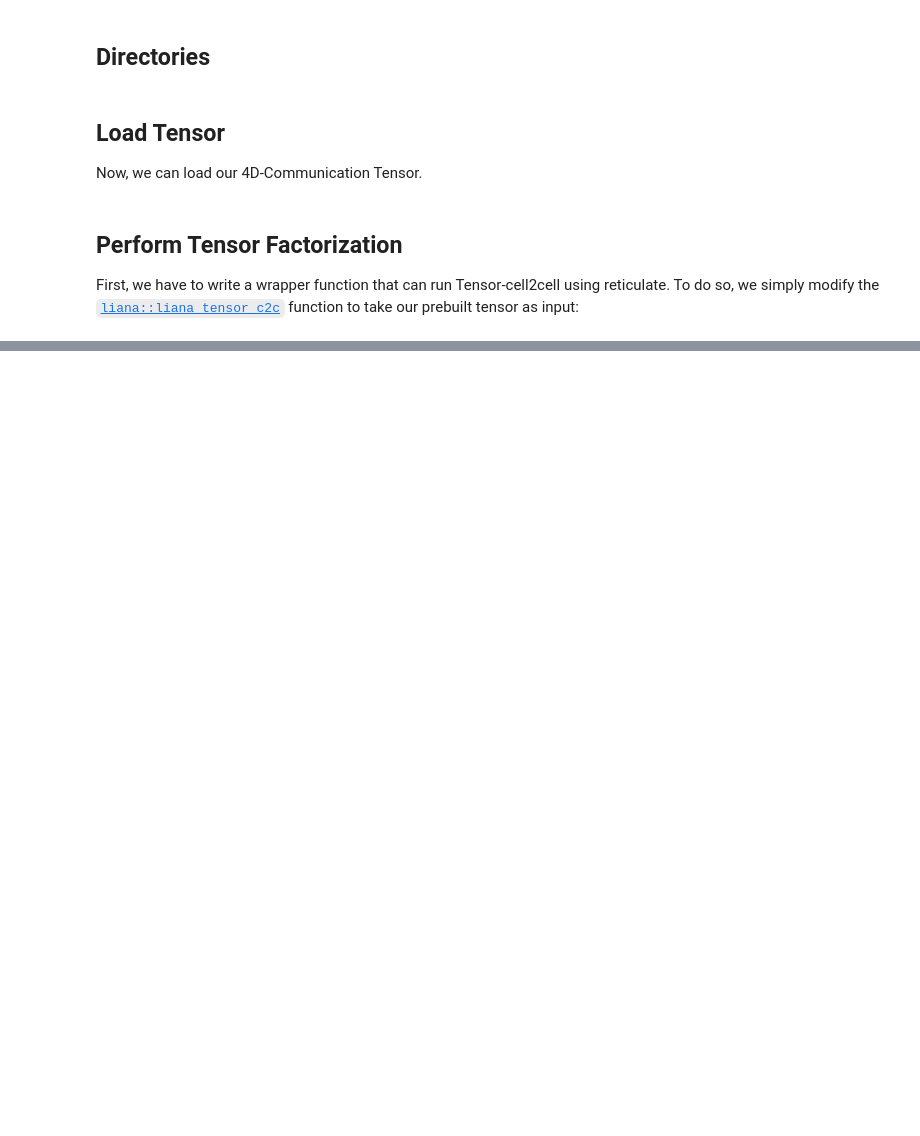
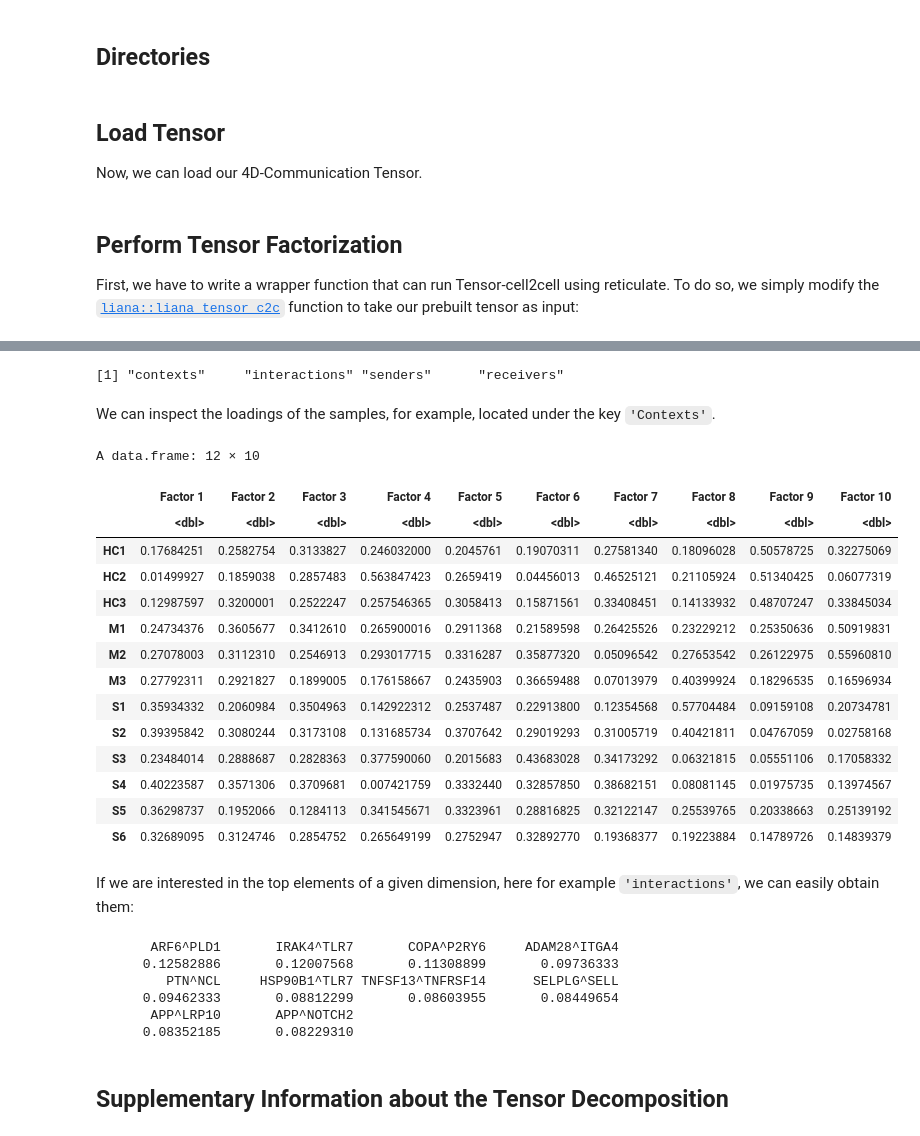
Before and after one commit to saezlab/ccc_protocols, a Jupyter notebook: notebooks/ccc_R/04-Perform-Tensor-Factorization.ipynb, the cells around one changed output, grey strips where cells are left out. Drawn from its saved outputs; the diff is of its cells as text; code cells hidden in the pictures; blank space fills up the shorter version.

```diff
--- a/notebooks/ccc_R/04-Perform-Tensor-Factorization.ipynb
+++ b/notebooks/ccc_R/04-Perform-Tensor-Factorization.ipynb
@@ -184,0 +295,39 @@ Tensor-cell2cell can be run with a simple pipeline command that executes all imp
+# %%
+names(tensor$factors)
+# %% [output]
+[1] "contexts"     "interactions" "senders"      "receivers"
+# %% [markdown]
+We can inspect the loadings of the samples, for example, located under the key `'Contexts'`.
+# %%
+tensor$factors[['contexts']]
+# %% [output]
+A data.frame: 12 × 10
+|  | Factor 1 | Factor 2 | Factor 3 | Factor 4 | Factor 5 | Factor 6 | Factor 7 | Factor 8 | Factor 9 | Factor 10 |
+|  | <dbl> | <dbl> | <dbl> | <dbl> | <dbl> | <dbl> | <dbl> | <dbl> | <dbl> | <dbl> |
+| HC1 | 0.17684251 | 0.2582754 | 0.3133827 | 0.246032000 | 0.2045761 | 0.19070311 | 0.27581340 | 0.18096028 | 0.50578725 | 0.32275069 |
+| HC2 | 0.01499927 | 0.1859038 | 0.2857483 | 0.563847423 | 0.2659419 | 0.04456013 | 0.46525121 | 0.21105924 | 0.51340425 | 0.06077319 |
+| HC3 | 0.12987597 | 0.3200001 | 0.2522247 | 0.257546365 | 0.3058413 | 0.15871561 | 0.33408451 | 0.14133932 | 0.48707247 | 0.33845034 |
+| M1 | 0.24734376 | 0.3605677 | 0.3412610 | 0.265900016 | 0.2911368 | 0.21589598 | 0.26425526 | 0.23229212 | 0.25350636 | 0.50919831 |
+| M2 | 0.27078003 | 0.3112310 | 0.2546913 | 0.293017715 | 0.3316287 | 0.35877320 | 0.05096542 | 0.27653542 | 0.26122975 | 0.55960810 |
+| M3 | 0.27792311 | 0.2921827 | 0.1899005 | 0.176158667 | 0.2435903 | 0.36659488 | 0.07013979 | 0.40399924 | 0.18296535 | 0.16596934 |
+| S1 | 0.35934332 | 0.2060984 | 0.3504963 | 0.142922312 | 0.2537487 | 0.22913800 | 0.12354568 | 0.57704484 | 0.09159108 | 0.20734781 |
+| S2 | 0.39395842 | 0.3080244 | 0.3173108 | 0.131685734 | 0.3707642 | 0.29019293 | 0.31005719 | 0.40421811 | 0.04767059 | 0.02758168 |
+| S3 | 0.23484014 | 0.2888687 | 0.2828363 | 0.377590060 | 0.2015683 | 0.43683028 | 0.34173292 | 0.06321815 | 0.05551106 | 0.17058332 |
+| S4 | 0.40223587 | 0.3571306 | 0.3709681 | 0.007421759 | 0.3332440 | 0.32857850 | 0.38682151 | 0.08081145 | 0.01975735 | 0.13974567 |
+| S5 | 0.36298737 | 0.1952066 | 0.1284113 | 0.341545671 | 0.3323961 | 0.28816825 | 0.32122147 | 0.25539765 | 0.20338663 | 0.25139192 |
+| S6 | 0.32689095 | 0.3124746 | 0.2854752 | 0.265649199 | 0.2752947 | 0.32892770 | 0.19368377 | 0.19223884 | 0.14789726 | 0.14839379 |
+# %% [markdown]
+If we are interested in the top elements of a given dimension, here for example `'interactions'`, we can easily obtain them:
+# %%
+tensor$get_top_factor_elements(order_name='interactions',
+                                factor_name='Factor 10',
+                                top_number=as.integer(10))
+# %% [output]
+       ARF6^PLD1       IRAK4^TLR7       COPA^P2RY6     ADAM28^ITGA4
+      0.12582886       0.12007568       0.11308899       0.09736333
+         PTN^NCL     HSP90B1^TLR7 TNFSF13^TNFRSF14      SELPLG^SELL
+      0.09462333       0.08812299       0.08603955       0.08449654
+       APP^LRP10       APP^NOTCH2
+      0.08352185       0.08229310
+# %% [markdown]
+## Supplementary Information about the Tensor Decomposition
```
Also changed, not shown: parts of 23 cells of this notebook, 1 other file.
